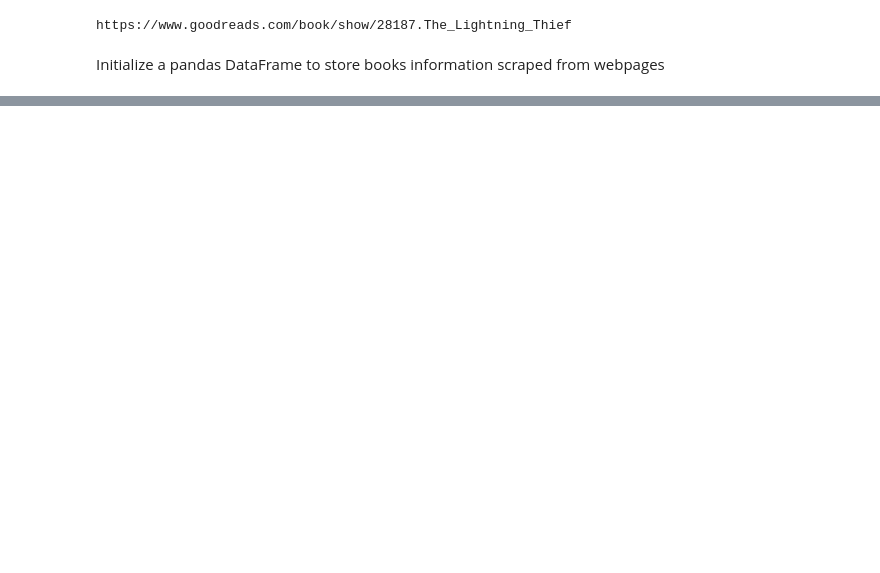
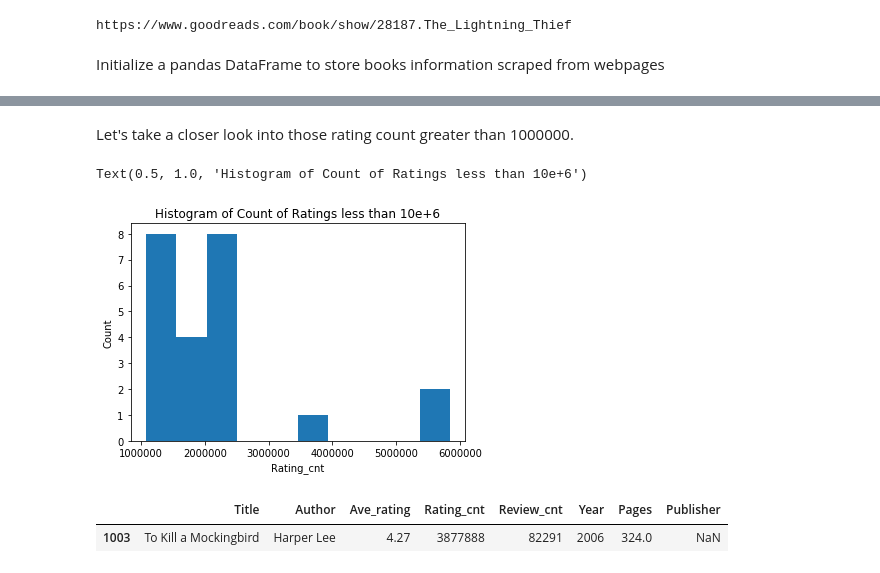
Before and after one commit to haolin-ds/GoodReadsBooksAnalysis, a Jupyter notebook: middle_grade_books_analysis.ipynb, the cells around one changed output, grey strips where cells are left out. Cells and saved outputs as stored; diff of their text form; code cells hidden in the pictures; blank space fills up the shorter version.

```diff
--- a/middle_grade_books_analysis.ipynb
+++ b/middle_grade_books_analysis.ipynb
@@ -149,0 +278,17 @@ Index: []
+# %% [markdown]
+Let's take a closer look into those rating count greater than 1000000.
+# %%
+tmp_df = books_df.loc[books_df["Rating_cnt"] > 1000000]
+
+plt.hist(tmp_df["Rating_cnt"])
+plt.xlabel("Rating_cnt")
+plt.ylabel("Count")
+plt.title("Histogram of Count of Ratings less than 10e+6")
+# %% [output]
+Text(0.5, 1.0, 'Histogram of Count of Ratings less than 10e+6')
+[figure, added]
+# %%
+books_df[(books_df["Rating_cnt"] > 3000000) & (books_df["Rating_cnt"] < 4000000)]
+# %% [output]
+|  | Title | Author | Ave_rating | Rating_cnt | Review_cnt | Year | Pages | Publisher |
+| 1003 | To Kill a Mockingbird | Harper Lee | 4.27 | 3877888 | 82291 | 2006 | 324.0 | NaN |
```
Also changed, not shown: parts of 54 cells of this notebook, 1 other file.
